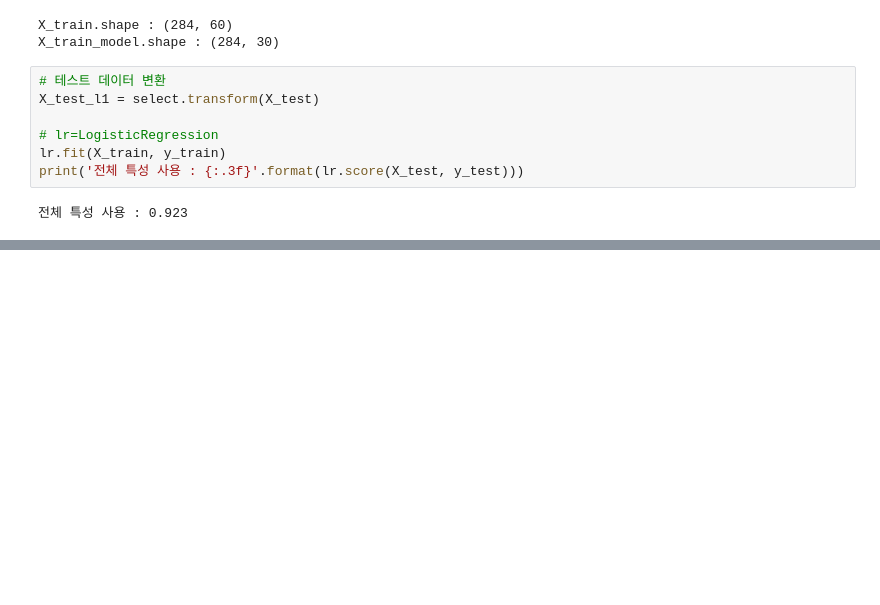
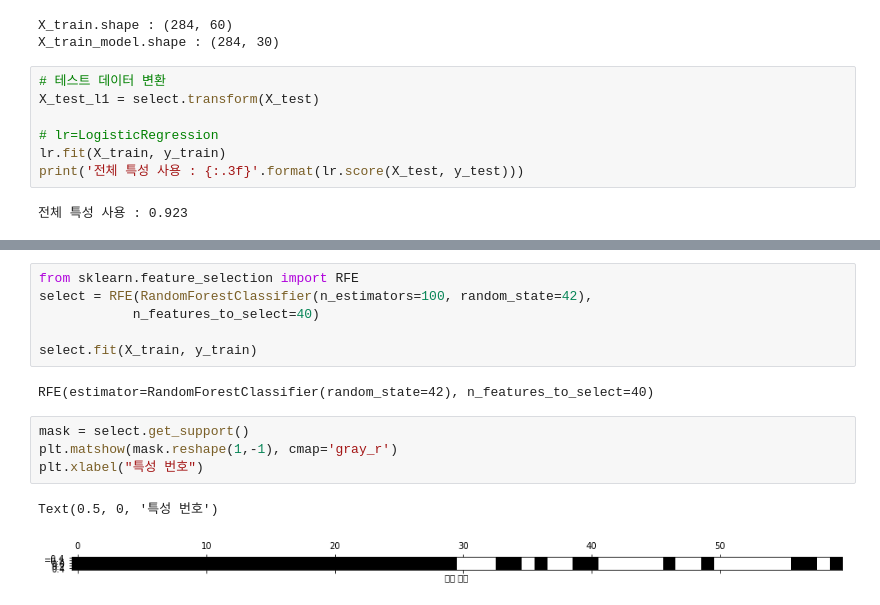
Before and after one commit to CPFrog/AI_innovation_Lecture, a Jupyter notebook: Day 29_201104/02_Models.ipynb, the cells around one changed output, grey strips where cells are left out. Cells and saved outputs as stored; diff of their text form; blank space fills up the shorter version.

```diff
--- a/Day 29_201104/02_Regressions.ipynb
+++ b/Day 29_201104/02_Models.ipynb
@@ -156,0 +163,15 @@ print('전체 특성 사용 : {:.3f}'.format(lr.score(X_test, y_test)))
+# %%
+from sklearn.feature_selection import RFE
+select = RFE(RandomForestClassifier(n_estimators=100, random_state=42),
+            n_features_to_select=40)
+
+select.fit(X_train, y_train)
+# %% [output]
+RFE(estimator=RandomForestClassifier(random_state=42), n_features_to_select=40)
+# %%
+mask = select.get_support()
+plt.matshow(mask.reshape(1,-1), cmap='gray_r')
+plt.xlabel("특성 번호")
+# %% [output]
+Text(0.5, 0, '특성 번호')
+[figure, added]
```
Also changed, not shown: parts of 2 cells of this notebook.
